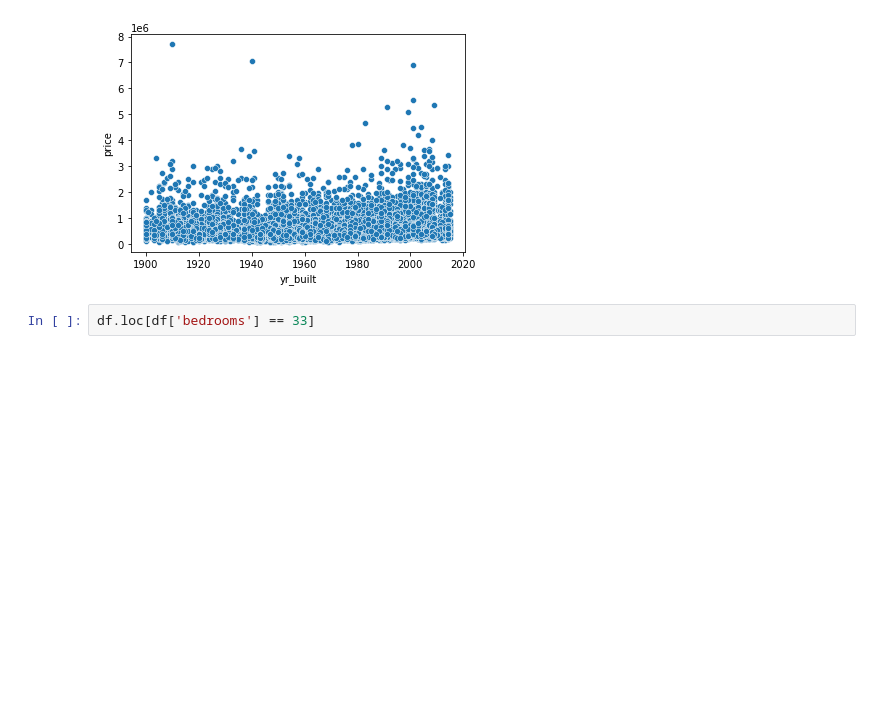
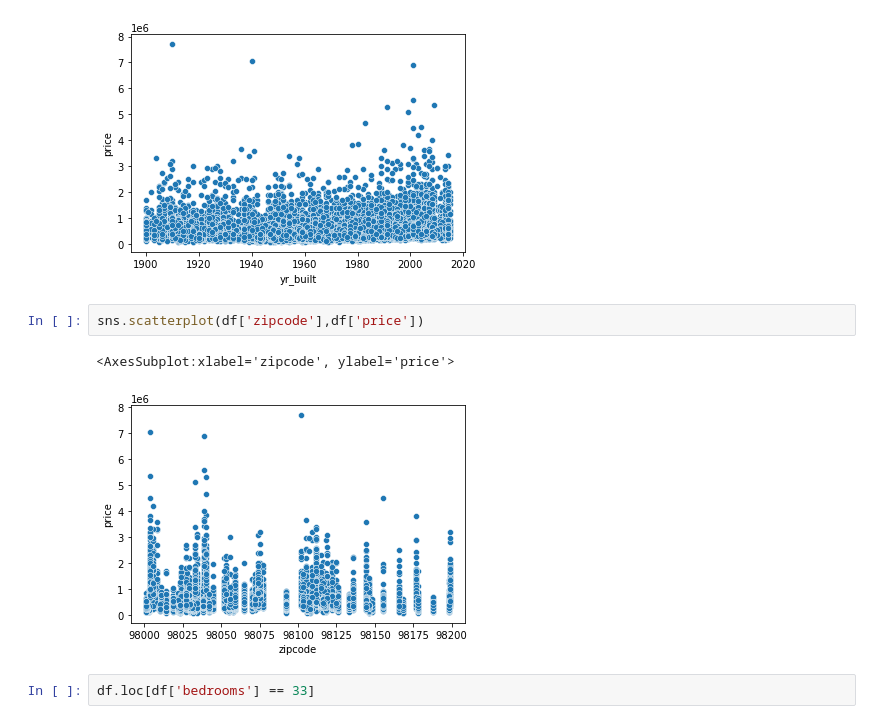
Before and after one commit to namitarana1/KingCounty-Housing, a Jupyter notebook: Real_Estate_Analysis.ipynb, the cells around one changed output. Drawn from its saved outputs; the diff is of its cells as text; blank space fills up the shorter version.

```diff
--- a/Real_Estate_Analysis.ipynb
+++ b/Real_Estate_Analysis.ipynb
@@ -178,6 +178,11 @@ sns.scatterplot(df['yr_built'],df['price'])
 # %% [output]
 <AxesSubplot:xlabel='yr_built', ylabel='price'>
 [figure]
+# %%
+sns.scatterplot(df['zipcode'],df['price'])
+# %% [output]
+<AxesSubplot:xlabel='zipcode', ylabel='price'>
+[figure, added]
 # %%
 df.loc[df['bedrooms'] == 33]
 # %% [output]
```
